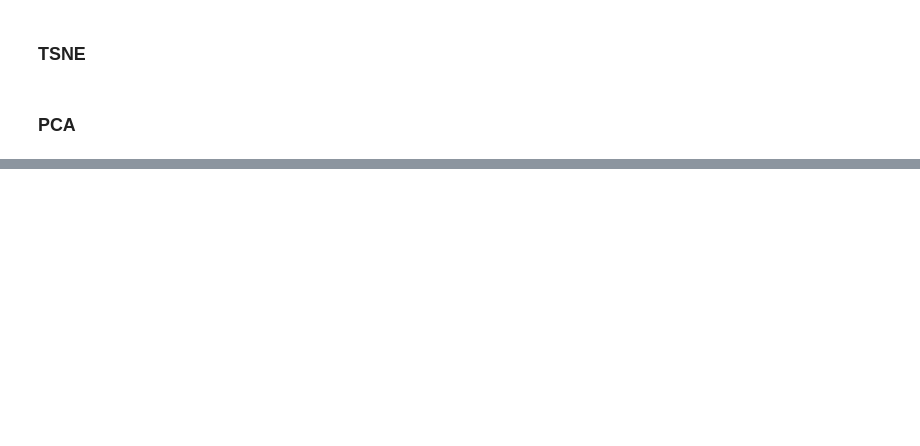
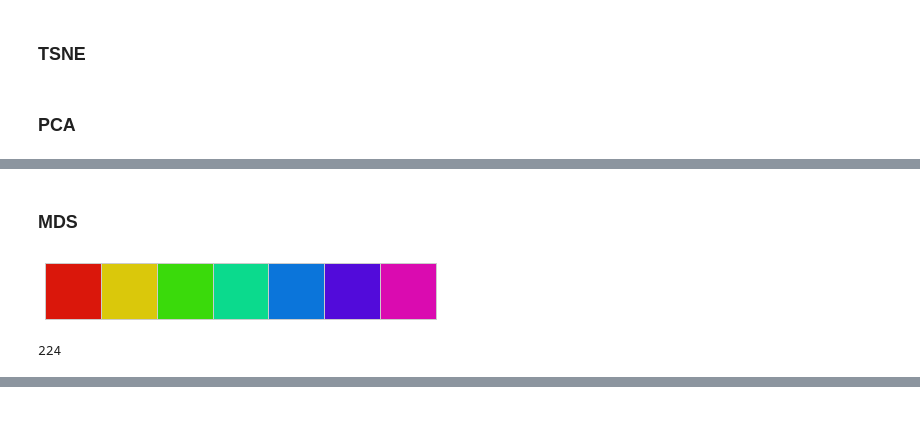
Before and after one commit to patrick-rogan/Edav-Text, a Jupyter notebook: Dimension_Plotting.ipynb, the cells around one changed output, grey strips where cells are left out. Drawn from its saved outputs; the diff is of its cells as text; code cells hidden in the pictures; blank space fills up the shorter version.

```diff
--- a/Dimension_Plotting.ipynb
+++ b/Dimension_Plotting.ipynb
@@ -90,3 +68,0 @@ toc
-# %%
-for i in pres_df.name:
-    print i
@@ -308,3 +230,5 @@ df_rf.shape
+# %% [markdown]
+### MDS
 # %%
 from sklearn.manifold import MDS
 # %%
@@ -313,0 +240,24 @@ mdsnew = mds.fit_transform(df_rf)
+# %%
+from matplotlib.colors import hex2color, rgb2hex
+parties = np.unique(finaldf["Political Party"])
+sns.palplot(sns.hls_palette(len(parties), l=.45, s=.9))
+
+
+cols = sns.color_palette("Set3", len(parties))
+cols = sns.hls_palette(len(parties), l=.45, s=.9)
+
+
+col_dict = dict(zip(parties,cols))
+col_list = []
+for i in finaldf.index:
+    col_list.append(rgb2hex(col_dict[finaldf["Political Party"][i]]))
+
+hex_list = []
+for i in cols:
+    hex_list.append(rgb2hex(i))
+# %% [output]
+[figure, added]
+# %%
+len(col_list)
+# %% [output]
+224
```
Also changed, not shown: parts of 39 cells of this notebook, 14 other files.
